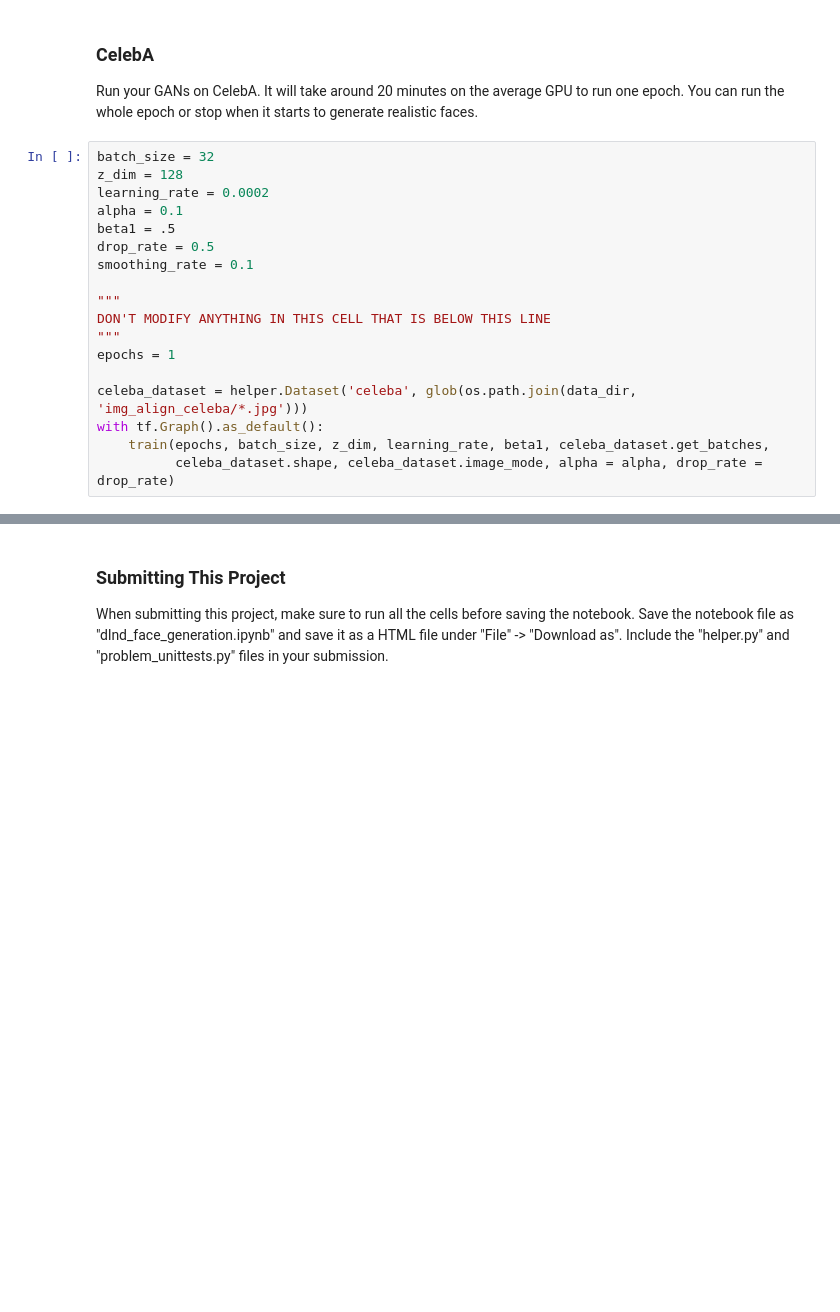
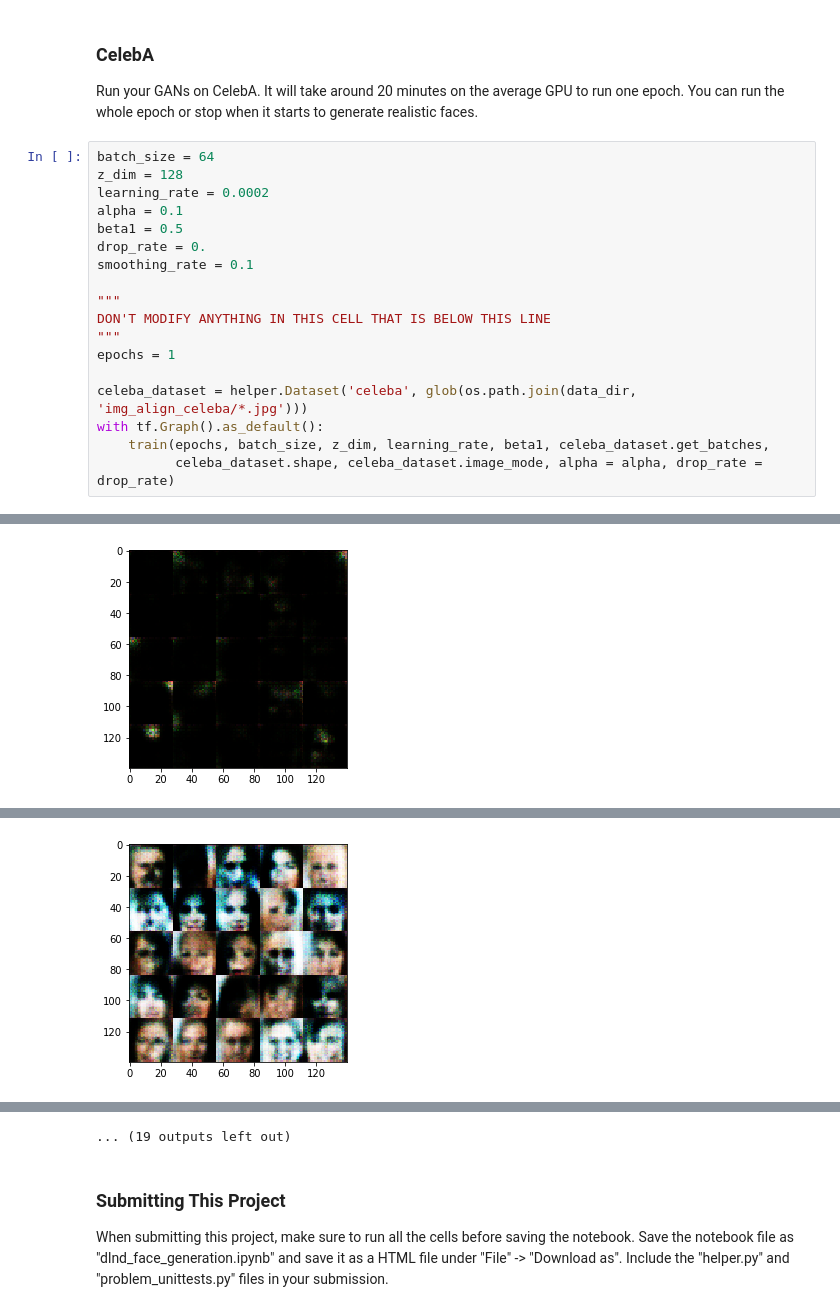
Before and after one commit to d-k-b/deep-learning, a Jupyter notebook: face_generation/dlnd_face_generation.ipynb, the cells around one changed output, grey strips where cells are left out. Saved outputs shown, nothing was run; the diff lists cells and outputs as text; blank space fills up the shorter version.

```diff
--- a/face_generation/dlnd_face_generation.ipynb
+++ b/face_generation/dlnd_face_generation.ipynb
@@ -572,12 +572,12 @@ Epoch 2/16... D Loss: 0.6730... G Loss: 1.9624
 ### CelebA
 Run your GANs on CelebA.  It will take around 20 minutes on the average GPU to run one epoch.  You can run the whole epoch or stop when it starts to generate realistic faces.
 # %%
-batch_size = 32
+batch_size = 64
 z_dim = 128
 learning_rate = 0.0002
 alpha = 0.1
-beta1 = .5
-drop_rate = 0.5
+beta1 = 0.5
+drop_rate = 0.
 smoothing_rate = 0.1
 
 """
@@ -589,3 +589,4 @@ celeba_dataset = helper.Dataset('celeba', glob(os.path.join(data_dir, 'img_align
 with tf.Graph().as_default():
     train(epochs, batch_size, z_dim, learning_rate, beta1, celeba_dataset.get_batches,
           celeba_dataset.shape, celeba_dataset.image_mode, alpha = alpha, drop_rate = drop_rate)
+# %% [output]
@@ -591,0 +601 @@ with tf.Graph().as_default():
+[figure, added]
@@ -591,0 +610 @@ with tf.Graph().as_default():
+[figure, added]
@@ -592,3 +647,4 @@ with tf.Graph().as_default():
+... (19 outputs left out)
 # %% [markdown]
 ### Submitting This Project
 When submitting this project, make sure to run all the cells before saving the notebook. Save the notebook file as "dlnd_face_generation.ipynb" and save it as a HTML file under "File" -> "Download as". Include the "helper.py" and "problem_unittests.py" files in your submission.
```
Also changed, not shown: parts of 4 cells of this notebook, 1 other file.
